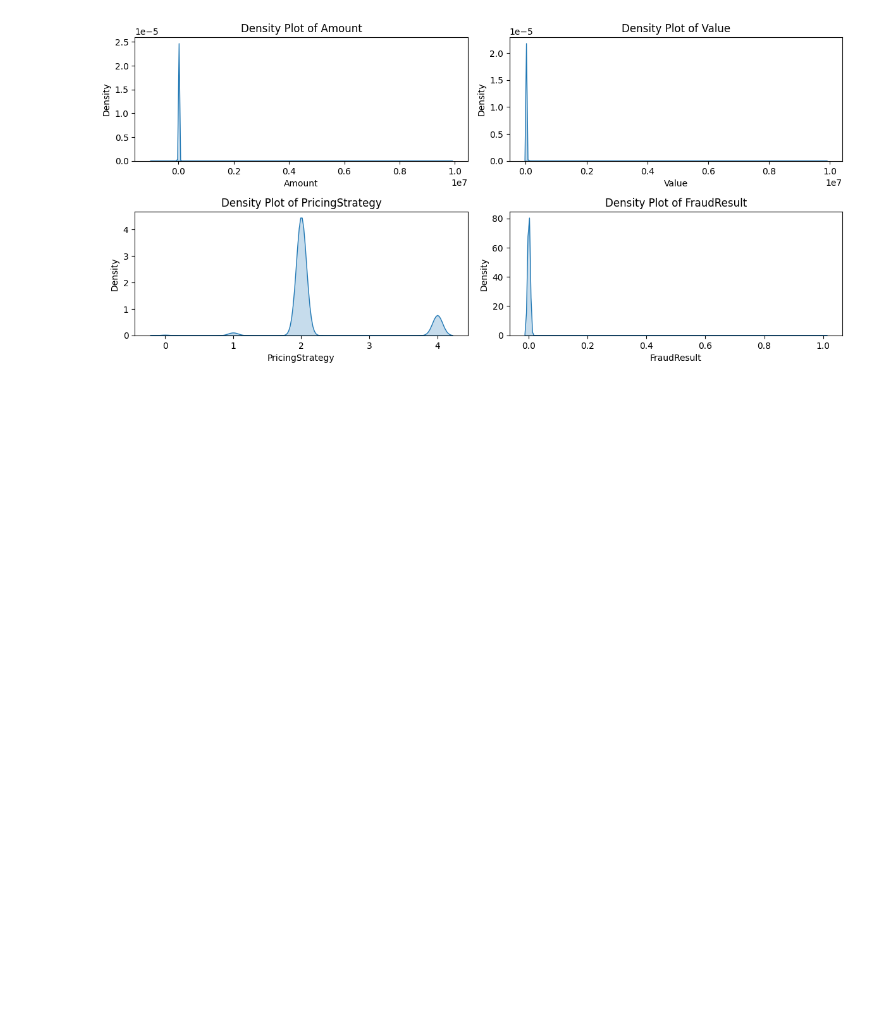
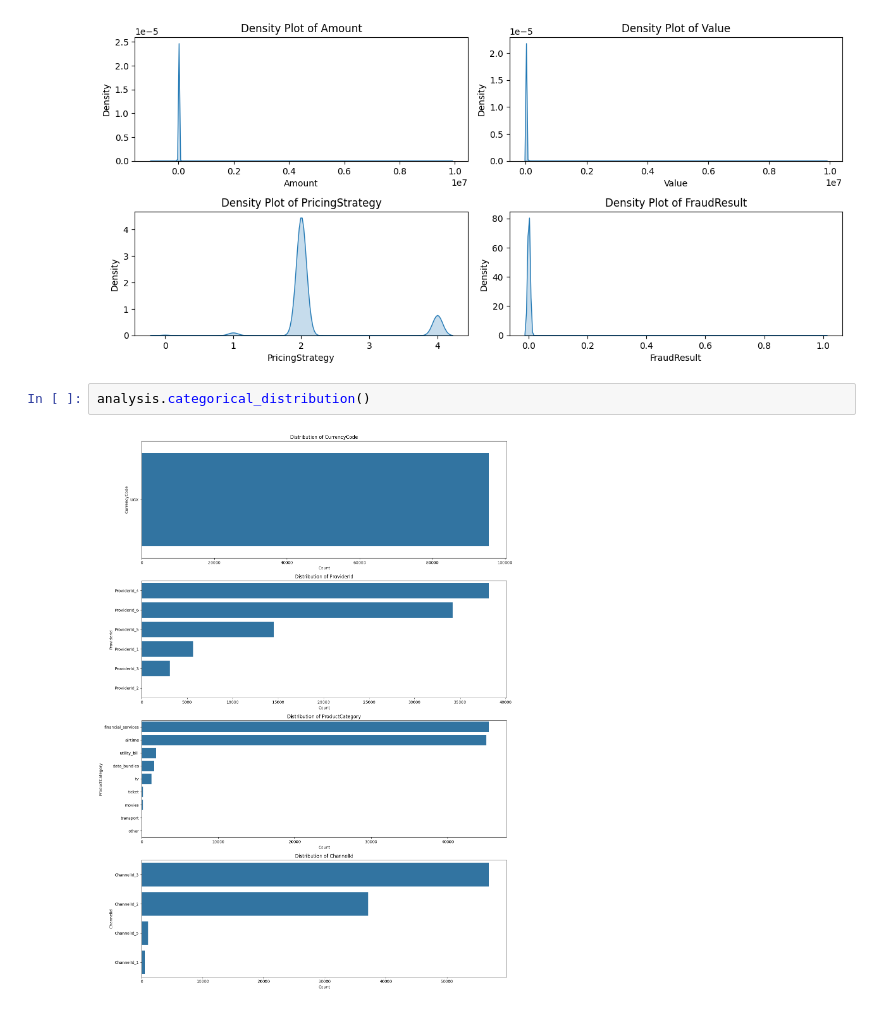
Before and after one commit to Endekalu777/Credit_scoring_model, a Jupyter notebook: notebooks/EDA.ipynb, the cells around one changed output. Saved outputs shown, nothing was run; the diff lists cells and outputs as text; blank space fills up the shorter version.

```diff
--- a/notebooks/EDA.ipynb
+++ b/notebooks/EDA.ipynb
@@ -88,3 +88,7 @@ analysis.visualize_distribution()
 [figure]
 [figure]
 [figure]
+# %%
+analysis.categorical_distribution()
+# %% [output]
+[figure, added]
```
Also changed, not shown: 1 other file.
